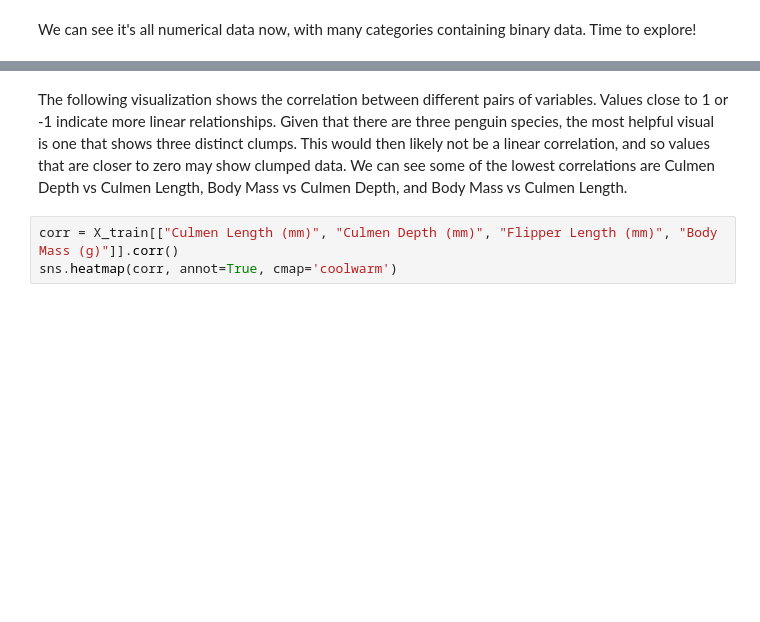
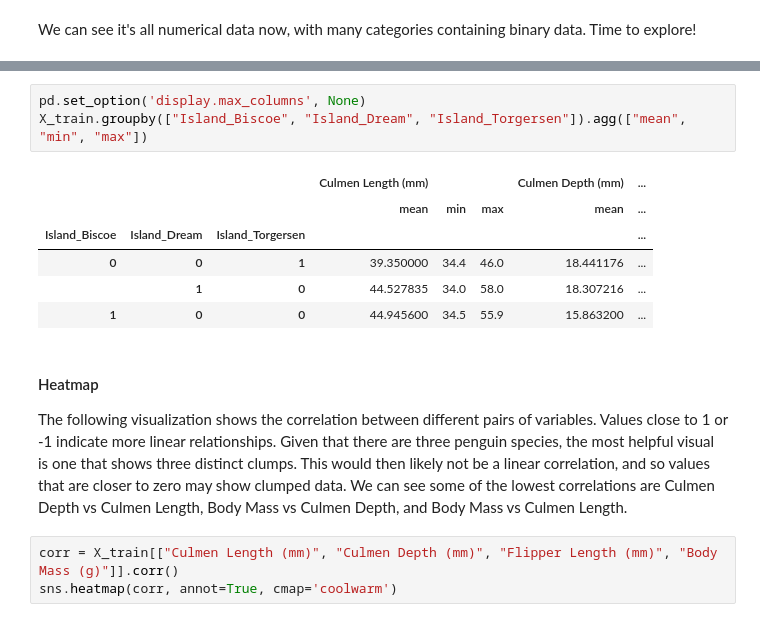
Before and after one commit to charliemoore00/charliemoore00.github.io, a Jupyter notebook: posts/penguins-blog-post/index.ipynb, the cells around one changed output, grey strips where cells are left out. Drawn from its saved outputs; the diff is of its cells as text; blank space fills up the shorter version.

```diff
--- a/posts/penguins-blog-post/index.ipynb
+++ b/posts/penguins-blog-post/index.ipynb
@@ -98,4 +78,16 @@ sns.scatterplot(X_train, x = "Culmen Length (mm)", y = "Culmen Depth (mm)", hue
+# %%
+pd.set_option('display.max_columns', None)
+X_train.groupby(["Island_Biscoe", "Island_Dream", "Island_Torgersen"]).agg(["mean", "min", "max"])
+# %% [output]
+|  |  |  | Culmen Length (mm) |  |  | Culmen Depth (mm) | ... |
+|  |  |  | mean | min | max | mean | ... |
+| Island_Biscoe | Island_Dream | Island_Torgersen |  |  |  |  | ... |
+| 0 | 0 | 1 | 39.350000 | 34.4 | 46.0 | 18.441176 | ... |
+|  | 1 | 0 | 44.527835 | 34.0 | 58.0 | 18.307216 | ... |
+| 1 | 0 | 0 | 44.945600 | 34.5 | 55.9 | 15.863200 | ... |
 # %% [markdown]
+#### Heatmap
+
 The following visualization shows the correlation between different pairs of variables. Values close to 1 or -1 indicate more linear relationships.
 Given that there are three penguin species, the most helpful visual is one that shows three distinct clumps. This would then likely not be a linear correlation, and so values that are closer to zero may show clumped data. We can see some of the lowest correlations are Culmen Depth vs Culmen Length, Body Mass vs Culmen Depth, and Body Mass vs Culmen Length.
 # %%
```
Also changed, not shown: parts of 40 cells of this notebook, 9 other files.
